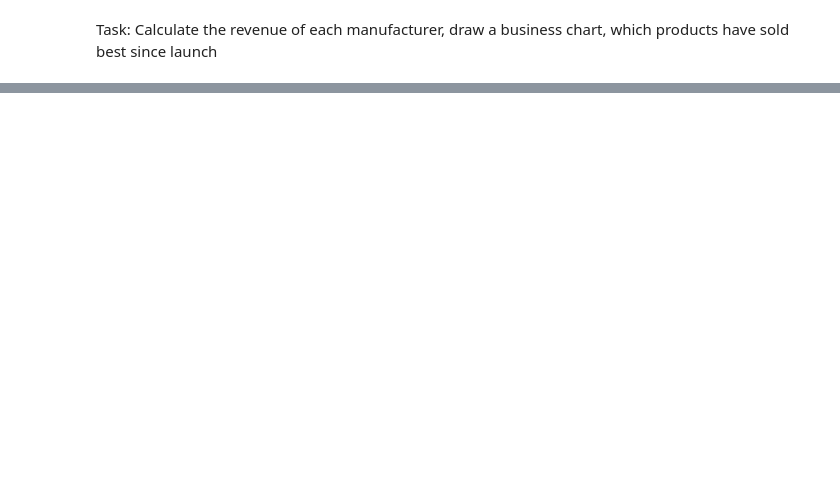
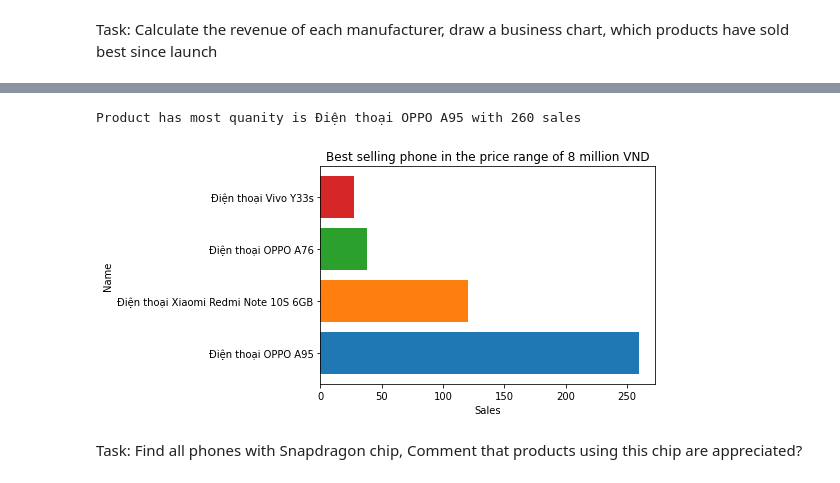
Before and after one commit to kienphamlalala/crawldata, a Jupyter notebook: xulyfile.ipynb, the cells around one changed output, grey strips where cells are left out. Cells and saved outputs as stored; diff of their text form; code cells hidden in the pictures; blank space fills up the shorter version.

```diff
--- a/xulyfile.ipynb
+++ b/xulyfile.ipynb
@@ -23,0 +31,6 @@ Product has most sales is iPhone with 41631410000 sales
+# %%
+df2=df
+df2_tmp=df2.loc[(df2['Gia']<8000000)&(df2['Danh gia']>=4)&(df2['Gia']>5000000)]
+most_brn=df2_tmp.loc[:,['Name','Brand','Gia','Danh gia','So Luong']]
+most_brn.sort_values(by='So Luong',ascending=False,inplace=True)
+most_brn
@@ -23,0 +43,15 @@ Product has most sales is iPhone with 41631410000 sales
+# %%
+tm_mst=most_brn.groupby('Name').max()['So Luong'].sort_values(ascending=False)
+
+for i, y in tm_mst.items():
+    plt.barh(i,y)
+    plt.ylabel('Name')
+    plt.xlabel('Sales')
+    plt.title('Best selling phone in the price range of 8 million VND')
+    if y==tm_mst.max():
+        print('Product has most quanity is',i,'with',y,'sales')
+# %% [output]
+Product has most quanity is Điện thoại OPPO A95 with 260 sales
+[figure, added]
+# %% [markdown]
+Task: Find all phones with Snapdragon chip, Comment that products using this chip are appreciated?
```
Also changed, not shown: parts of 7 cells of this notebook.
